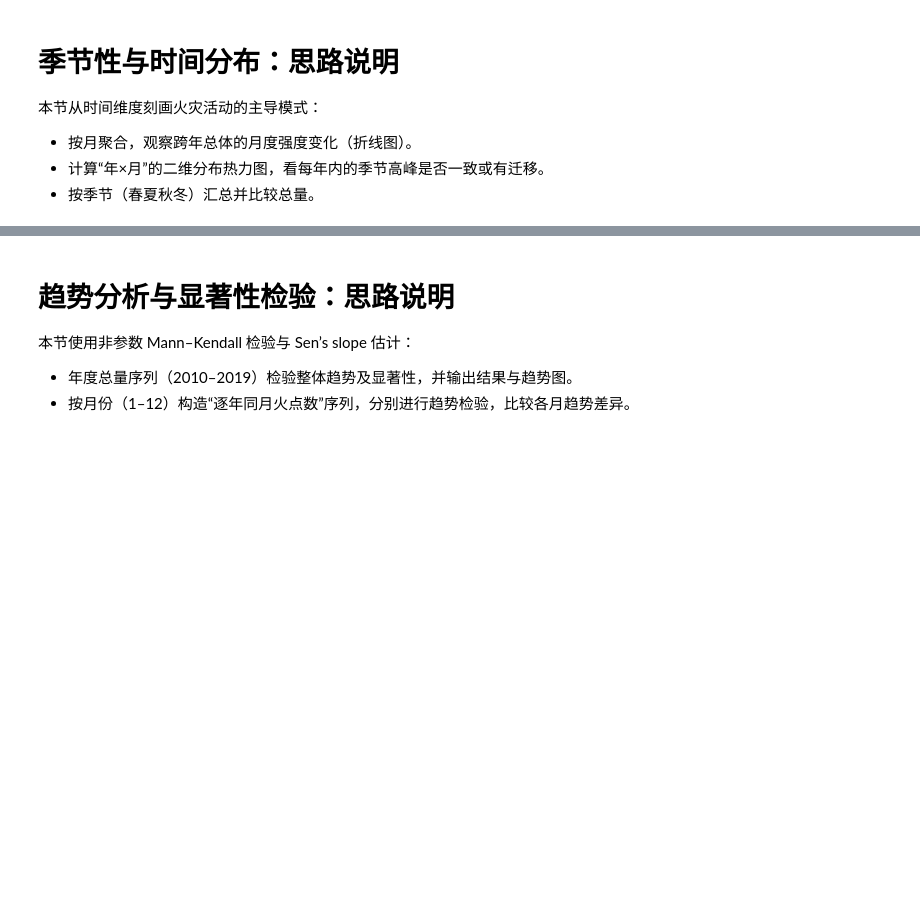
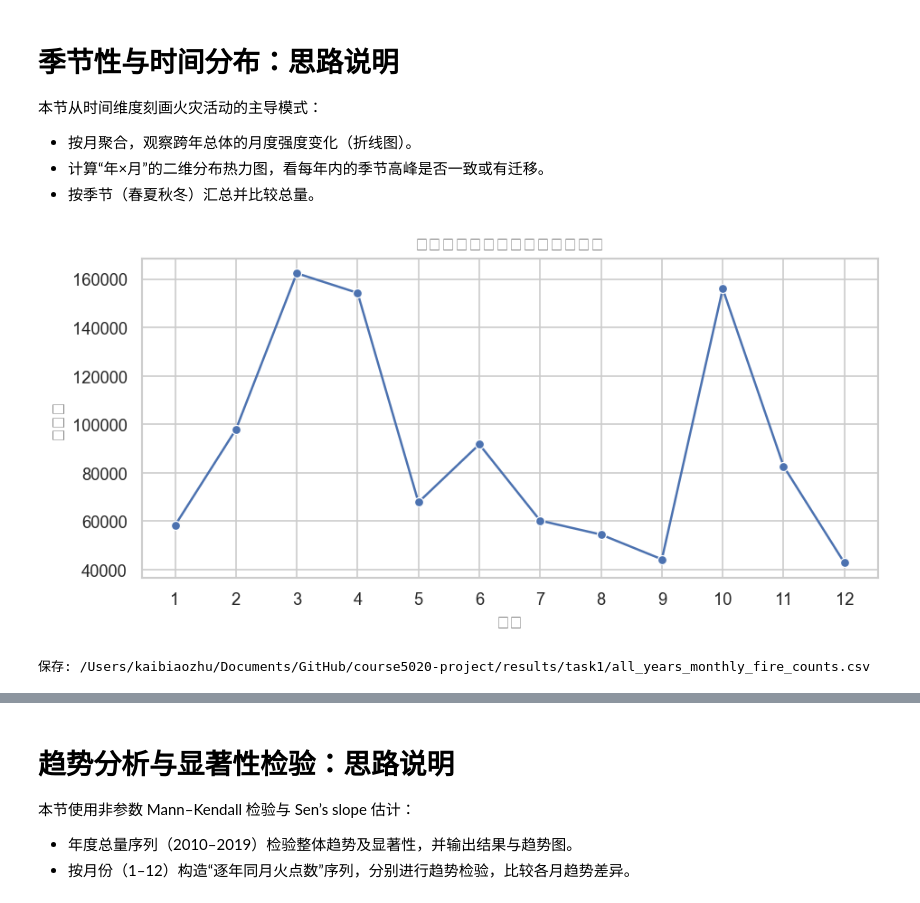
Before and after one commit to George-hardworking/course5020-project, a Jupyter notebook: script/main_self.ipynb, the cells around one changed output, grey strips where cells are left out. Drawn from its saved outputs; the diff is of its cells as text; code cells hidden in the pictures; blank space fills up the shorter version.

Commit message:
finish: the final code related to core task1,2,3

```diff
--- a/script/main_self.ipynb
+++ b/script/main_self.ipynb
@@ -23,21 +23,8 @@
 - 代码对常见列名做了鲁棒匹配（latitude/lat、longitude/lon、acq_date/date 等）。
 - 若 shapefile 或某些年份数据缺失，流程会给出提示但尽量继续运行。
 # %%
-# 任务1输出目录改写（将结果写入 results/task1）
-from pathlib import Path
-import os
-try:
-    ROOT = Path.cwd()
-    RESULTS_TASK1 = ROOT/'results'/'task1'
-    RESULTS_TASK1.mkdir(parents=True, exist_ok=True)
-    # 若已有全局 RESULTS_DIR（任务1可能使用它保存），则重定向到 task1
-    if 'RESULTS_DIR' in globals():
-        RESULTS_DIR = RESULTS_TASK1
-    else:
-        RESULTS_DIR = RESULTS_TASK1
-    print('Task1 输出目录:', RESULTS_DIR)
-except Exception as e:
-    print('Task1 输出目录改写失败:', e)
+# 任务目录将在下一单元统一配置
+# print('准备初始化任务输出目录…')
 # %%
 # 基础库导入与全局设置
 import os
@@ -89,13 +94,25 @@ REPO_ROOT = detect_repo_root()
 RAW_DIR = REPO_ROOT / 'raw_data'
 FIRE_DIR = RAW_DIR / 'satellite_fire_data'
 COUNTY_SHP = RAW_DIR / 'chn_county' / 'chn_county.shp'
-RESULTS_DIR = REPO_ROOT / 'results'
-RESULTS_DIR.mkdir(parents=True, exist_ok=True)
+
+RESULTS_ROOT = REPO_ROOT / 'results'
+RESULTS_TASK1 = RESULTS_ROOT / 'task1'
+RESULTS_TASK2 = RESULTS_ROOT / 'task2'
+RESULTS_TASK3 = RESULTS_ROOT / 'task3'
+for path in [RESULTS_ROOT, RESULTS_TASK1, RESULTS_TASK2, RESULTS_TASK3]:
+    path.mkdir(parents=True, exist_ok=True)
+
+# 兼容历史代码：Task1 相关单元仍使用 RESULTS_DIR
+
+RESULTS_DIR = RESULTS_TASK1
 
 print('Repo root:', REPO_ROOT)
 print('Fire data dir exists:', FIRE_DIR.exists())
 print('County shp exists:', COUNTY_SHP.exists())
-print('Results dir:', RESULTS_DIR)
+print('Results root:', RESULTS_ROOT)
+print('Task1 dir:', RESULTS_TASK1)
+print('Task2 dir:', RESULTS_TASK2)
+print('Task3 dir:', RESULTS_TASK3)
 
 # 将月份映射到季节（可根据研究需要调整）
 MONTH2SEASON = {
@@ -240,24 +306,27 @@ else:
 # %%
 # 月度聚合与折线图
 if len(fire_gdf) > 0:
     monthly = fire_gdf.groupby('month').size().rename('count').reset_index()
     monthly = monthly.sort_values('month')
 
     plt.figure(figsize=(8,4))
     sns.lineplot(data=monthly, x='month', y='count', marker='o')
     plt.title('全部年份合并的月度火点数分布')
     plt.xlabel('月份')
     plt.ylabel('火点数')
     plt.xticks(range(1,13))
     plt.tight_layout()
     plt.show()
 
     # 保存 CSV 与图
-    monthly_out = RESULTS_DIR / 'all_years_monthly_fire_counts.csv'
+    monthly_out = RESULTS_TASK1 / 'all_years_monthly_fire_counts.csv'
     monthly.to_csv(monthly_out, index=False)
     print('保存:', monthly_out)
 else:
     print('无数据，跳过月度聚合。')
+# %% [output]
+[figure, added]
+保存: /Users/kaibiaozhu/Documents/GitHub/course5020-project/results/task1/all_years_monthly_fire_counts.csv
 # %%
 # 年 × 月 热力图（观察年内季节峰值与跨年差异）
 if len(fire_gdf) > 0:
```
Also changed, not shown: parts of 22 cells of this notebook.
